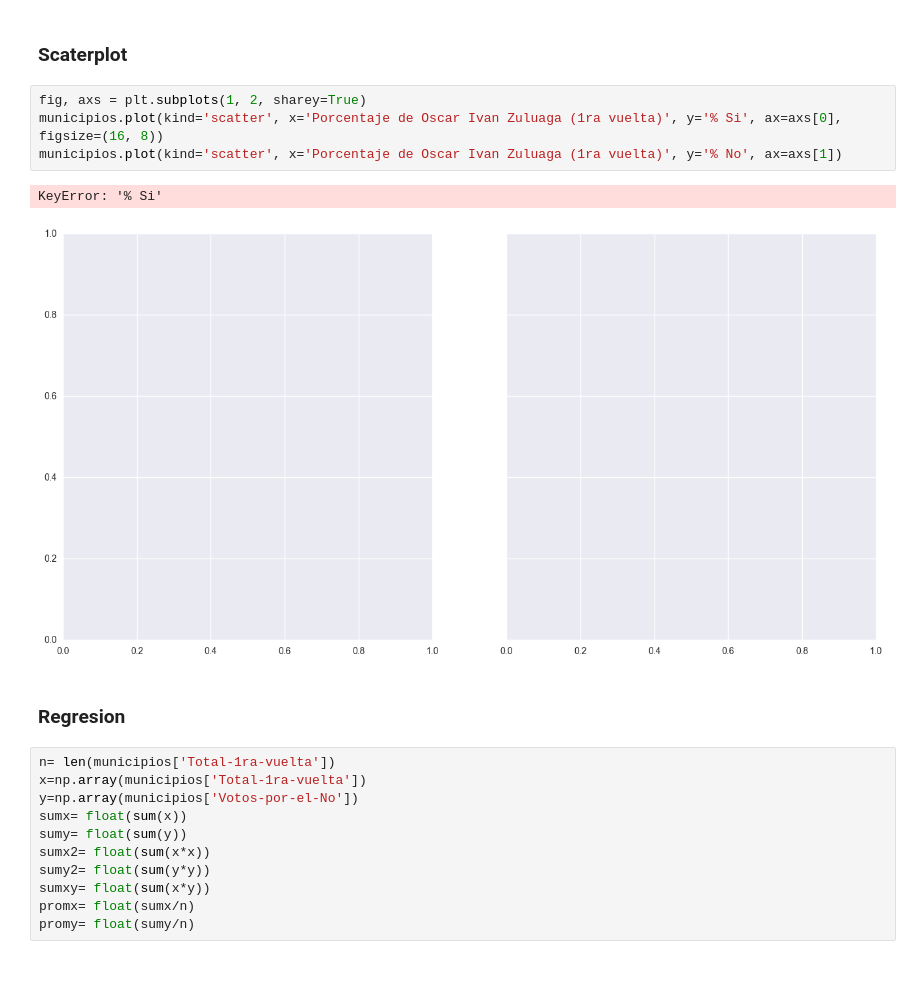
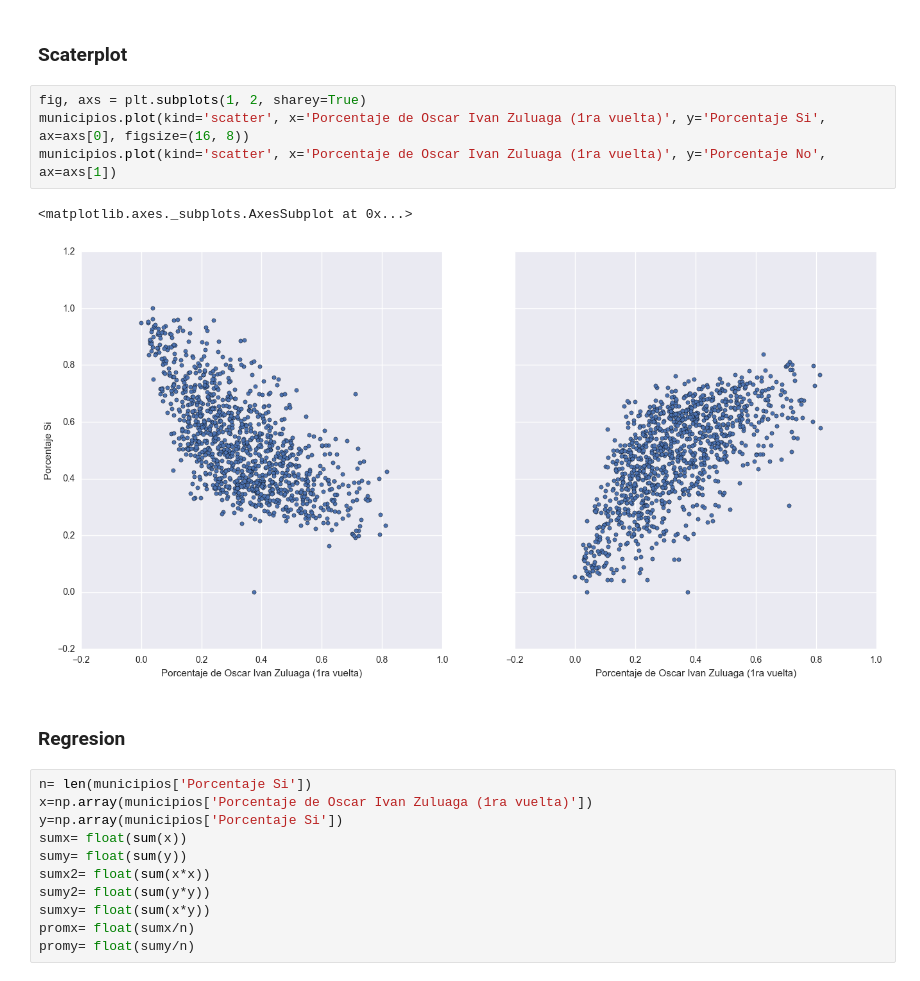
Before and after one commit to mvanegas10/Plebiscito-Colombia-2016, a Jupyter notebook: regresion.ipynb, the cells around one changed output. Saved outputs shown, nothing was run; the diff lists cells and outputs as text.

```diff
--- a/regresion.ipynb
+++ b/regresion.ipynb
@@ -35,17 +51,17 @@ municipios.head()
 ### Scaterplot
 # %%
 fig, axs = plt.subplots(1, 2, sharey=True)
-municipios.plot(kind='scatter', x='Porcentaje de Oscar Ivan Zuluaga (1ra vuelta)', y='% Si', ax=axs[0], figsize=(16, 8))
-municipios.plot(kind='scatter', x='Porcentaje de Oscar Ivan Zuluaga (1ra vuelta)', y='% No', ax=axs[1])
+municipios.plot(kind='scatter', x='Porcentaje de Oscar Ivan Zuluaga (1ra vuelta)', y='Porcentaje Si', ax=axs[0], figsize=(16, 8))
+municipios.plot(kind='scatter', x='Porcentaje de Oscar Ivan Zuluaga (1ra vuelta)', y='Porcentaje No', ax=axs[1])
 # %% [output]
-KeyError: '% Si'
+<matplotlib.axes._subplots.AxesSubplot at 0x...>
-[figure, old version]
+[figure, new version]
 # %% [markdown]
 ### Regresion
 # %%
-n= len(municipios['Total-1ra-vuelta'])
-x=np.array(municipios['Total-1ra-vuelta'])
-y=np.array(municipios['Votos-por-el-No'])
+n= len(municipios['Porcentaje Si'])
+x=np.array(municipios['Porcentaje de Oscar Ivan Zuluaga (1ra vuelta)'])
+y=np.array(municipios['Porcentaje Si'])
 sumx= float(sum(x))
 sumy= float(sum(y))
 sumx2= float(sum(x*x))
```
Also changed, not shown: parts of 5 cells of this notebook, 1 other file.
